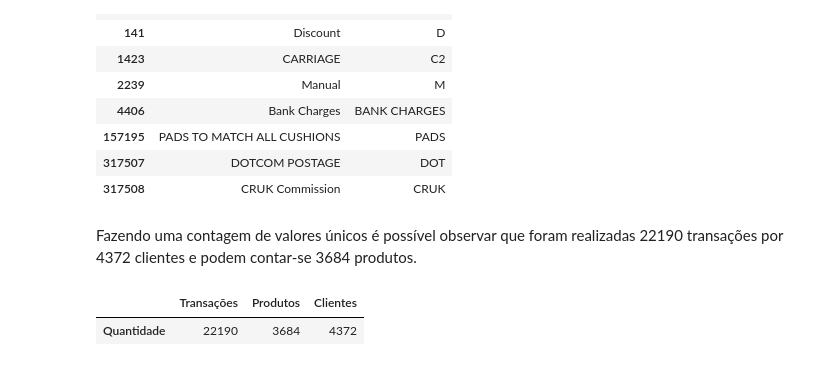
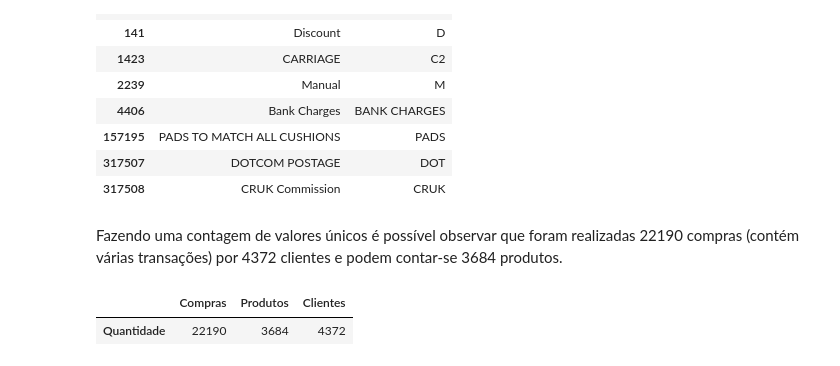
Before and after one commit to SkyNetRecruits/online_retail_dataset, a Jupyter notebook: pre_processing.ipynb, the cells around one changed output. Saved outputs shown, nothing was run; the diff lists cells and outputs as text; code cells hidden in the pictures.

```diff
--- a/pre_processing.ipynb
+++ b/pre_processing.ipynb
@@ -224,12 +216,12 @@ code
 | 317507 | DOTCOM POSTAGE | DOT |
 | 317508 | CRUK Commission | CRUK |
 # %% [markdown]
-Fazendo uma contagem de valores únicos é possível observar que foram realizadas 22190 transações por 4372 clientes e podem contar-se 3684 produtos.
+Fazendo uma contagem de valores únicos é possível observar que foram realizadas 22190 compras (contém várias transações) por 4372 clientes e podem contar-se 3684 produtos.
 # %%
-pd.DataFrame([{'Transações': len(df['InvoiceNo'].value_counts()),
+pd.DataFrame([{'Compras': len(df['InvoiceNo'].value_counts()),
                'Produtos': len(df['StockCode'].value_counts()),
                'Clientes': len(df['CustomerID'].value_counts()),
-              }], columns = ['Transações', 'Produtos', 'Clientes'], index = ['Quantidade'])
+              }], columns = ['Compras', 'Produtos', 'Clientes'], index = ['Quantidade'])
 # %% [output]
-|  | Transações | Produtos | Clientes |
+|  | Compras | Produtos | Clientes |
 | Quantidade | 22190 | 3684 | 4372 |
```
Also changed, not shown: parts of 5 cells of this notebook.
